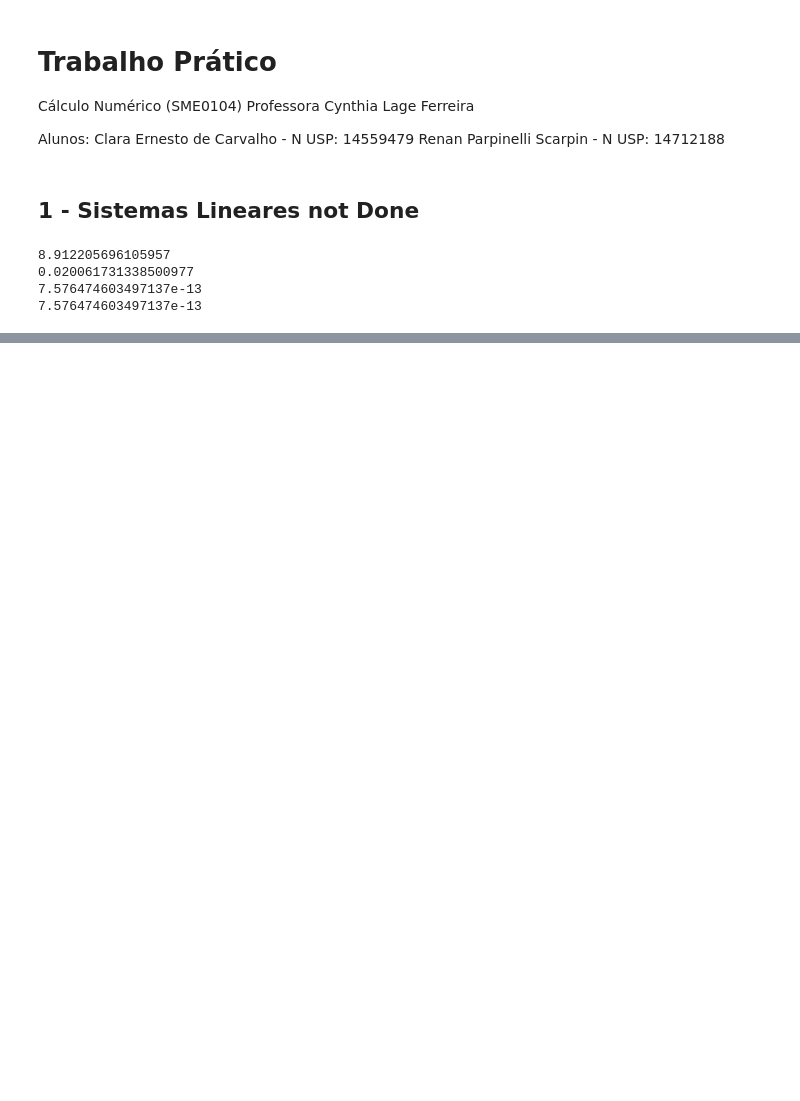
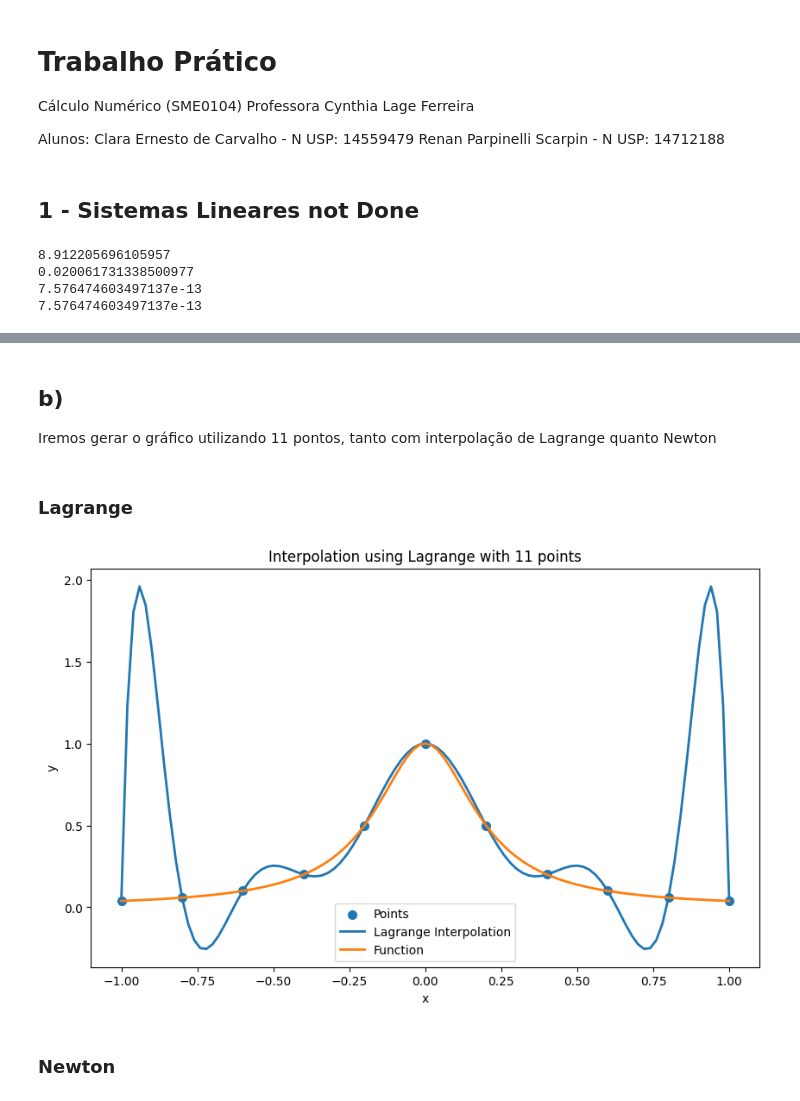
Before and after one commit to clr-cera/CalcNum, a Jupyter notebook: projeto_final.ipynb, the cells around one changed output, grey strips where cells are left out. Cells and saved outputs as stored; diff of their text form; code cells hidden in the pictures; blank space fills up the shorter version.

```diff
--- a/projeto_final.ipynb
+++ b/projeto_final.ipynb
@@ -7,6 +7,12 @@ Professora Cynthia Lage Ferreira
 Alunos:
 Clara Ernesto de Carvalho - N USP: 14559479
 Renan Parpinelli Scarpin - N USP: 14712188
+# %%
+import numpy as np
+import time
+import matplotlib.pyplot as plt
+plt.style.use('default')
+import scipy.interpolate as spi
 # %% [markdown]
 ## 1 - Sistemas Lineares not Done
 # %%
@@ -62,0 +112,43 @@ print(np.linalg.norm(L@U - A))
+# %% [markdown]
+## b)
+
+Iremos gerar o gráfico utilizando 11 pontos, tanto com interpolação de Lagrange quanto Newton
+# %%
+# info from the exercise description
+f = lambda t: 1/(1+(25*t*t))
+a = -1
+b = 1
+n = 11
+# %%
+# generate the points for interpolation
+xi = np.linspace(a,b,n, endpoint=True)
+yi = np.array([f(i) for i in xi])
+
+# generate the points for plotting
+xs = np.linspace(a, b, num =101, endpoint=True)
+yf = np.array([f(x) for x in xs])
+# %% [markdown]
+### Lagrange
+# %%
+# calculate the y values using lagrange
+ysl = np.array([lagrange_interpolation(xi, yi, x) for x in xs])
+
+# we calculate the mean squared error using the 11 points for interpolation
+# this will be used in letter c) to compare with the 21 points
+errors = ysl - yf
+squared_errors = np.square(errors)
+mse_11 = np.mean(squared_errors)
+# %%
+plt.figure(figsize=(10,6),facecolor='white')
+plt.title(f'Interpolation using Lagrange with {n} points')
+plt.xlabel('x')
+plt.ylabel('y')
+plt.scatter(xi,yi,label = 'Points',linewidth = 2)
+plt.plot(xs,ysl,label = 'Lagrange Interpolation',linewidth = 2)
+plt.plot(xs,yf,label = 'Function',linewidth = 2)
+plt.legend()
+plt.show()
+# %% [output]
+[figure, added]
+# %% [markdown]
+### Newton
```
Also changed, not shown: parts of 49 cells of this notebook, 2 other files.
